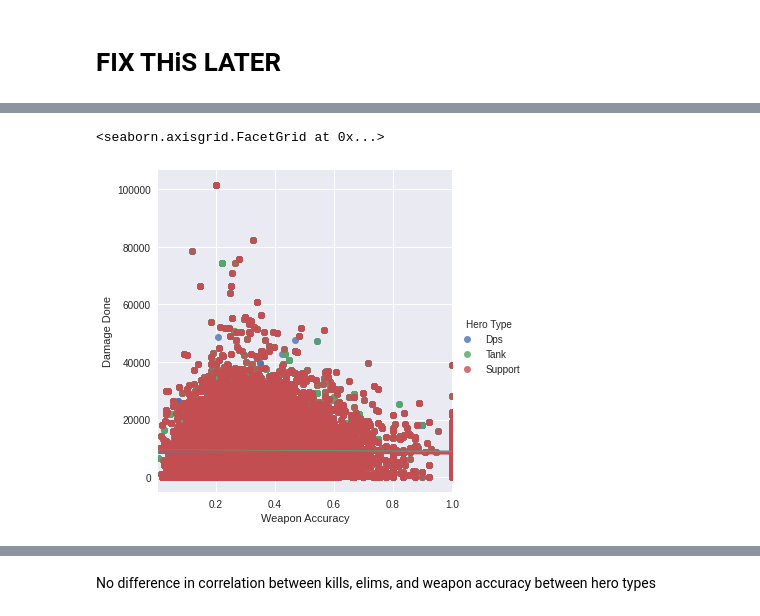
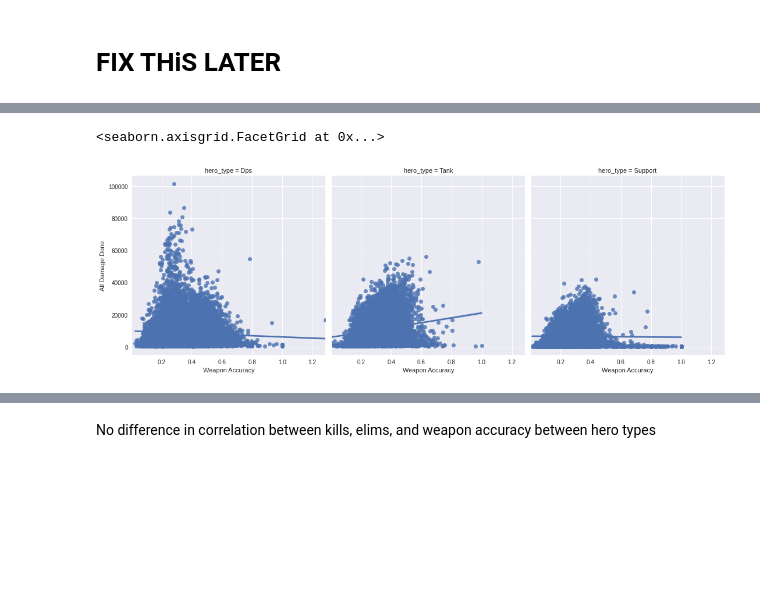
Before and after one commit to RogerWszolek/OverwatchAnalysis, a Jupyter notebook: Overwatch Questions.ipynb, the cells around one changed output, grey strips where cells are left out. Drawn from its saved outputs; the diff is of its cells as text; code cells hidden in the pictures; blank space fills up the shorter version.

Commit message:
Win percent data and fix weapon data + graphs

```diff
--- a/Overwatch Questions.ipynb
+++ b/Overwatch Questions.ipynb
@@ -270,4 +281,16 @@ Ashe has greatest dps
 # FIX THiS LATER
 # %%
 df_type = df[df["hero_type"] != "none"]
+# %%
+damageDone_t = df_type["stat_name"] == "All Damage Done"
+weapAcc_t = df_type["stat_name"] == "Weapon Accuracy"
+kills_t = df_type["stat_name"] == "Eliminations"
+time_t = df_type["stat_name"] == "Time Played"
+# %%
+df_weapon = pd.pivot_table(df_type[kills_t | weapAcc_t | damageDone_t | time_t],values=('stat_amount'),
+                    index=['match_id', "map_name",'player',"hero","hero_type"],columns=['stat_name'], aggfunc=np.sum)
+df_weapon = df_weapon[(df_weapon['Time Played'] >= 60)]
+# %%
+df_weapon = df_weapon.reset_index()
+df_weapon.to_csv(r'data/weapon_data.csv')
 # %%
@@ -294,8 +312,8 @@ sns.regplot(x="Eliminations", y="Weapon Accuracy", data=df_kill_wpacc, line_kws=
 # %%
-sns.lmplot( data=df_type_dmg_wpacc,
-    x="Weapon Accuracy", y="Damage Done", hue="Hero Type",
+sns.lmplot( data=df_weapon,
+    x="Weapon Accuracy", y="All Damage Done", col="hero_type",
     height=5)
 # %% [output]
 <seaborn.axisgrid.FacetGrid at 0x...>
-[figure, old version]
+[figure, new version]
 # %%
```
Also changed, not shown: parts of 11 cells of this notebook, 2 other files.
